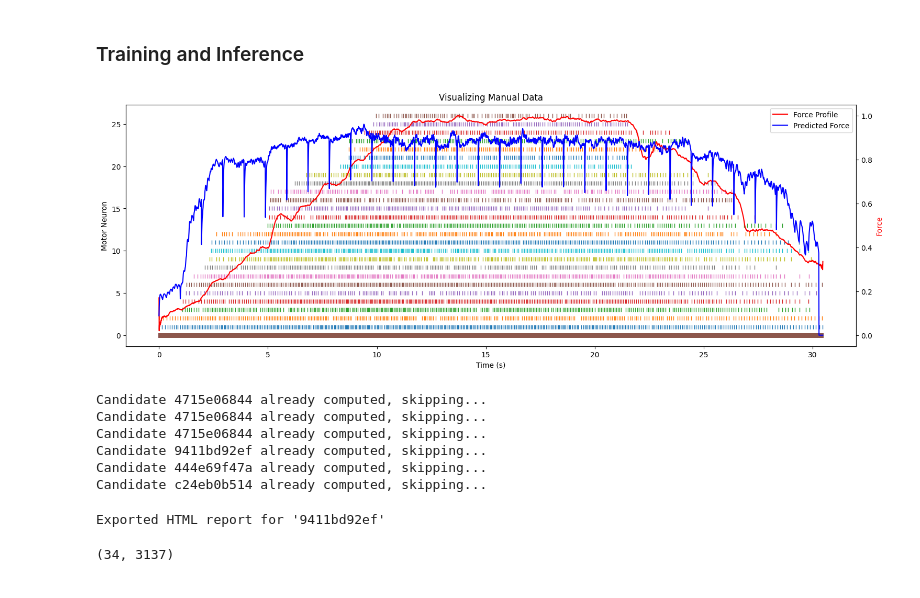
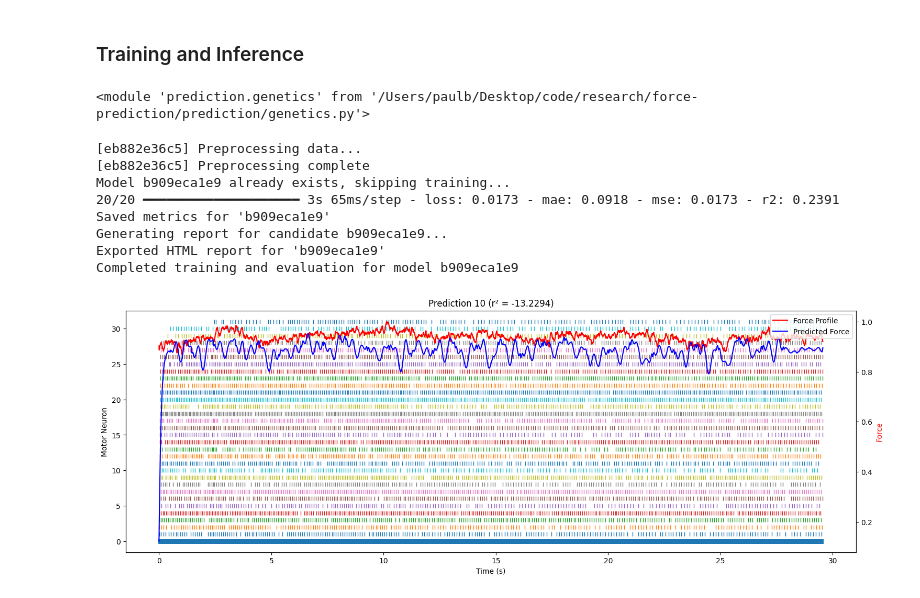
Before and after one commit to paul-bokelman/force-prediction, a Jupyter notebook: main.ipynb, the cells around one changed output. Drawn from its saved outputs; the diff is of its cells as text; code cells hidden in the pictures.

```diff
--- a/main.ipynb
+++ b/main.ipynb
@@ -86,79 +86,67 @@ visualize_trial(neuron_data=original_neuron, force_data=preprocessed_force)
 [figure]
 # %% [markdown]
 ### Training and Inference
-# %%
-from analysis.plotting import visualize_trial
-
-assert model is not None, "Model is None after training."
-
-data_index = 23
-prediction_entry = df.iloc[data_index]
-neuron_data, mvc_level, force_data = prediction_entry["neuron_data"], prediction_entry["mvc_level"], prediction_entry["preprocessed_force_data"]
-
-predicted_force = model.predict_force(neuron_data, mvc_level)
-
-visualize_trial(neuron_data=neuron_data, force_data=force_data, predicted_force=predicted_force, mvc_level=mvc_level)
-# %% [output]
-[figure, removed]
+# %%
+from prediction import models, tuning, genetics
+from processing import processors
+from analysis import metrics
+import importlib
+
+importlib.reload(processors)
+importlib.reload(models)
+importlib.reload(tuning)
+importlib.reload(metrics)
+importlib.reload(genetics)
+# %% [output]
+<module 'prediction.genetics' from '/Users/paulb/Desktop/code/research/force-prediction/prediction/genetics.py'>
 # %%
-from prediction import models, tuning
-from processing import processors
-from analysis import metrics
-import importlib
-
-importlib.reload(processors)
-importlib.reload(models)
-importlib.reload(tuning)
-importlib.reload(metrics)
-
 # train, evaluate, and measure all candidate models
 for candidate in tuning.candidates:
     candidate_hash = candidate.hash()
 
     # skip candidates that have already been computed
     if candidate.already_computed:
-        Log.info(f"Candidate {candidate_hash} already computed, skipping...")
+        Log.warn(f"Candidate {candidate_hash} already computed, skipping...")
         continue
 
     model = models.obtain(candidate_hash) # get existing model if it exists, or None to train a new one later
-    preprocessor = processors.Preprocessor(candidate.hyperparameters.preprocessing)
+    preprocessor = processors.Preprocessor(candidate.hyperparameters)
     preprocessor.preprocess(compute_baseline=True, overwrite=False) # optionally preprocess the data based on the candidate's hyperparameters
 
     # train the model based on it's configuration if it does not exist
     if not model:
         model, history = models.train(preprocessor, candidate)
     else:
-        Log.info(f"Model {candidate_hash} already exists, skipping training...")
+        Log.warn(f"Model {candidate_hash} already exists, skipping training...")
 
     assert model is not None, f"Model {candidate_hash} is None after training."
 
     # measure the model and export the results
     evaluation_metrics = model.evaluate(
         preprocessor.generator('test'),
-        steps=preprocessor.compute_dataset_windows('test') // candidate.hyperparameters.preprocessing.batch_size,
+        steps=preprocessor.compute_dataset_windows('test') // candidate.hyperparameters.training.batch_size,
         return_dict=True
     )
 
     metrics.save(candidate_hash, evaluation_metrics) # save evaluation metrics to disk
+
+    Log.info(f"Generating report for candidate {candidate_hash}...")
     metrics.generate_report(candidate)
 
     Log.success(f"Completed training and evaluation for model {candidate_hash}\n")
 # %% [output]
-Candidate 4715e06844 already computed, skipping...
-Candidate 4715e06844 already computed, skipping...
-Candidate 4715e06844 already computed, skipping...
-Candidate 9411bd92ef already computed, skipping...
-Candidate 444e69f47a already computed, skipping...
-Candidate c24eb0b514 already computed, skipping...
+[eb882e36c5] Preprocessing data...
+[eb882e36c5] Preprocessing complete
+Model b909eca1e9 already exists, skipping training...
+20/20 ━━━━━━━━━━━━━━━━━━━━ 3s 65ms/step - loss: 0.0173 - mae: 0.0918 - mse: 0.0173 - r2: 0.2391
+Saved metrics for 'b909eca1e9'
+Generating report for candidate b909eca1e9...
+Exported HTML report for 'b909eca1e9'
+Completed training and evaluation for model b909eca1e9
 # %%
-c = tuning.candidates[3]
-metrics.generate_report(c)
+c = tuning.candidates[0]
-# %% [output]
-Exported HTML report for '9411bd92ef'
-# %%
-import processing.constants
-from processing.utils import get_dataframe
-dataset = get_dataframe(processing.constants.preprocessed_dataset_path(c.hyperparameters.preprocessing.hash()))
-dataset.iloc[0]['neuron_data'].shape
-# %% [output]
-(34, 3137)
+# %%
+# metrics.export_all_prediction s(c)
+metrics.predict_by_index(c, 10)
+# %% [output]
+[figure, added]
```
Also changed, not shown: parts of 1 cell of this notebook, 15 other files.
